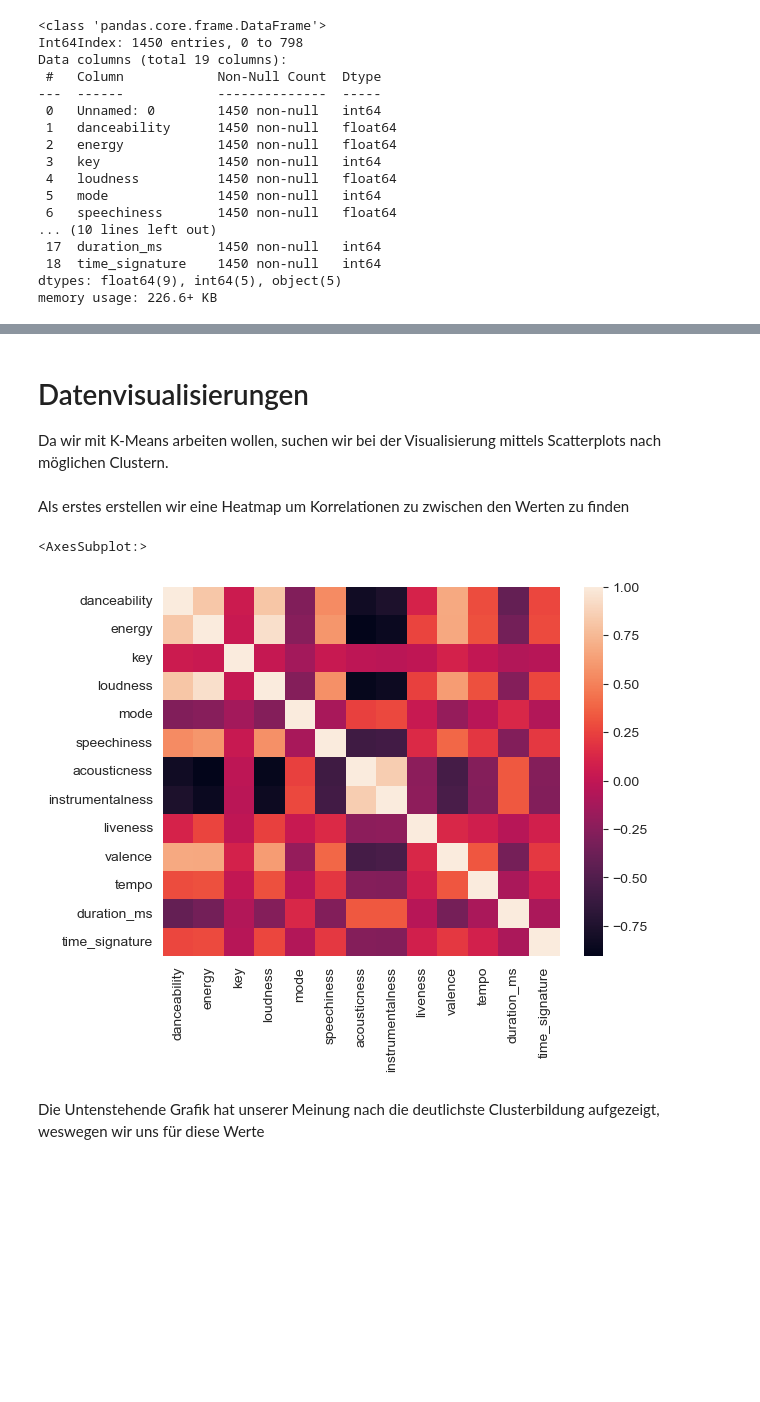
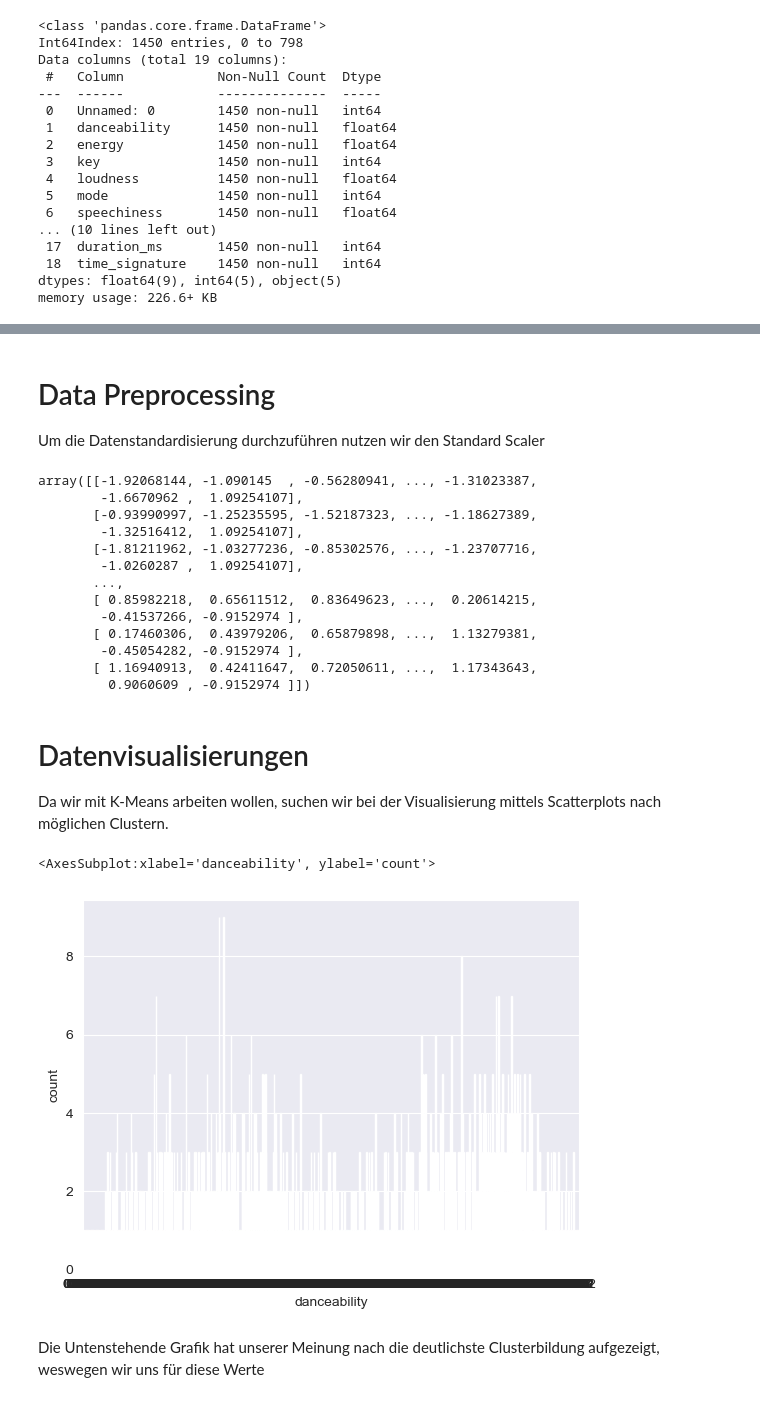
Before and after one commit to elFleppo/CDS-SpotipyProject, a Jupyter notebook: JupyterNotebook/SportifyProject.ipynb, the cells around one changed output, grey strips where cells are left out. Saved outputs shown, nothing was run; the diff lists cells and outputs as text; code cells hidden in the pictures; blank space fills up the shorter version.

Commit message:
Nochmal Struktur überarbeitet, Heatmap entfernt, Unnötige Plots entfernt etc.

```diff
--- a/JupyterNotebook/SportifyProject.ipynb
+++ b/JupyterNotebook/SportifyProject.ipynb
@@ -196,3 +224,6 @@ audioFeaturesTotal.drop("analysis_url", axis=1, inplace=True)
 audioFeaturesTotal.drop("id", axis=1, inplace=True)
 audioFeaturesTotal.drop("uri", axis=1, inplace=True)
 audioFeaturesTotal.drop("type", axis=1, inplace=True)
+audioFeaturesTotal.drop("key", axis=1, inplace=True)
+audioFeaturesTotal.drop("duration_ms", axis=1, inplace=True)
+audioFeaturesTotal.drop("time_signature", axis=1, inplace=True)
@@ -244,3 +261,26 @@ sns.countplot(x =audioFeaturesTotal['energy'])
+# %% [markdown]
+# Data Preprocessing
+Um die Datenstandardisierung durchzuführen nutzen wir den Standard Scaler
+# %%
+X = audioFeaturesTotal
+
+scaler =  StandardScaler()
+scaledAudioFeaturesTotal = scaler.fit_transform(X)
+scaledAudioFeaturesTotal
+# %% [output]
+array([[-1.92068144, -1.090145  , -0.56280941, ..., -1.31023387,
+        -1.6670962 ,  1.09254107],
+       [-0.93990997, -1.25235595, -1.52187323, ..., -1.18627389,
+        -1.32516412,  1.09254107],
+       [-1.81211962, -1.03277236, -0.85302576, ..., -1.23707716,
+        -1.0260287 ,  1.09254107],
+       ...,
+       [ 0.85982218,  0.65611512,  0.83649623, ...,  0.20614215,
+        -0.41537266, -0.9152974 ],
+       [ 0.17460306,  0.43979206,  0.65879898, ...,  1.13279381,
+        -0.45054282, -0.9152974 ],
+       [ 1.16940913,  0.42411647,  0.72050611, ...,  1.17343643,
+         0.9060609 , -0.9152974 ]])
 # %% [markdown]
 # Datenvisualisierungen
 Da wir mit K-Means arbeiten wollen, suchen wir bei der Visualisierung mittels Scatterplots nach möglichen Clustern.
@@ -250,12 +290,9 @@ Da wir mit K-Means arbeiten wollen, suchen wir bei der Visualisierung mittels Sc
 allAudioFeatures = audioFeaturesTotal
-# %% [markdown]
-Als erstes erstellen wir eine Heatmap um Korrelationen zu zwischen den Werten zu finden
-# %%
-corr = allAudioFeatures.corr()
-sns.heatmap(corr, xticklabels=corr.columns, yticklabels=corr.columns)
-# %% [output]
-<AxesSubplot:>
-[figure, removed]
+# %%
+sns.countplot(x = allAudioFeatures["danceability"])
+# %% [output]
+<AxesSubplot:xlabel='danceability', ylabel='count'>
+[figure, added]
 # %% [markdown]
 Die Untenstehende Grafik hat unserer Meinung nach die deutlichste Clusterbildung aufgezeigt, weswegen wir uns für diese Werte
 # %%
```
Also changed, not shown: parts of 30 cells of this notebook.
